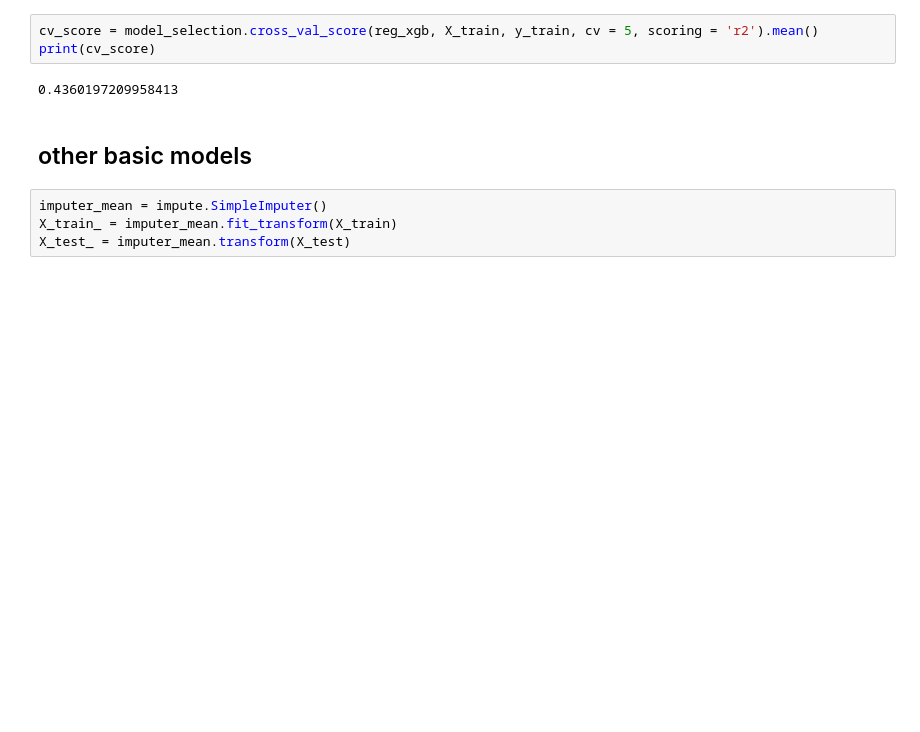
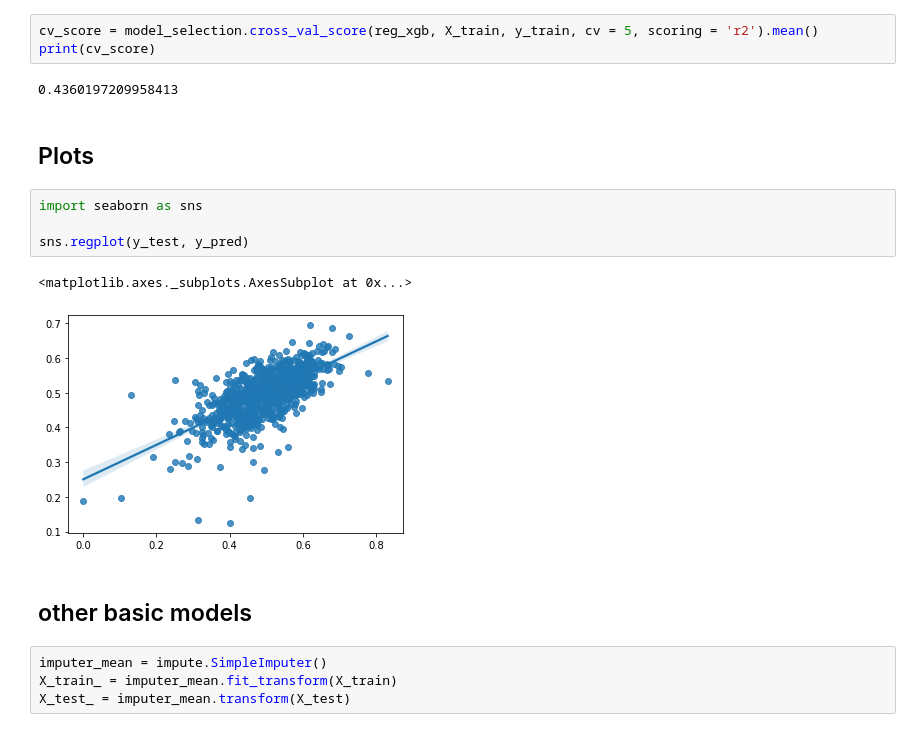
Before and after one commit to ShaliniR8/lahman-mlb, a Jupyter notebook: combined_features.ipynb, the cells around one changed output. Saved outputs shown, nothing was run; the diff lists cells and outputs as text; blank space fills up the shorter version.

```diff
--- a/combined_features.ipynb
+++ b/combined_features.ipynb
@@ -318,6 +316,15 @@ cv_score = model_selection.cross_val_score(reg_xgb, X_train, y_train, cv = 5, sc
 print(cv_score)
 # %% [output]
 0.4360197209958413
+# %% [markdown]
+## Plots
+# %%
+import seaborn as sns
+
+sns.regplot(y_test, y_pred)
+# %% [output]
+<matplotlib.axes._subplots.AxesSubplot at 0x...>
+[figure, added]
 # %% [markdown]
 ## other basic models
 # %%
```
Also changed, not shown: parts of 5 cells of this notebook.
